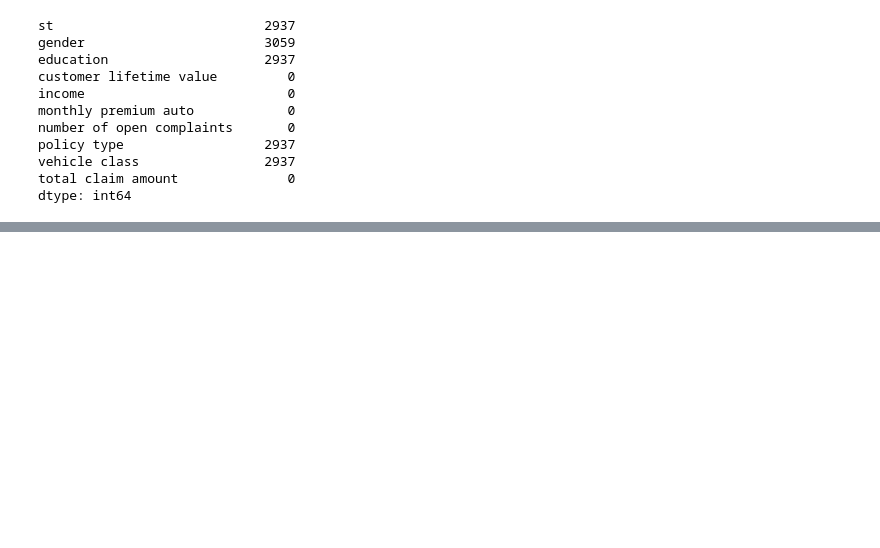
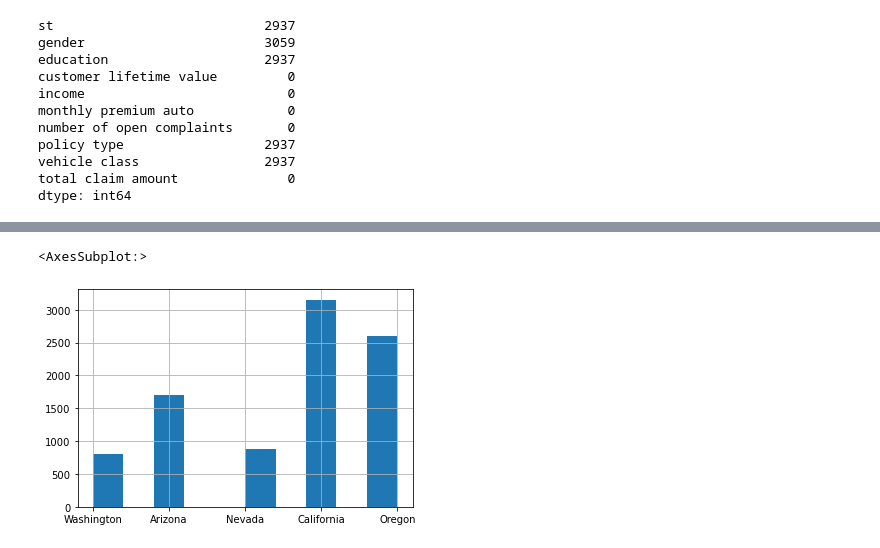
Before and after one commit to IngaEichhorn/IronInga, a Jupyter notebook: Customer_Analysis_Case_Study/Lab_Case_Study_AutoInsuranceCompany.ipynb, the cells around one changed output, grey strips where cells are left out. Saved outputs shown, nothing was run; the diff lists cells and outputs as text; code cells hidden in the pictures; blank space fills up the shorter version.

```diff
--- a/Customer_Analysis_Case_Study/Lab_Case_Study_AutoInsuranceCompany.ipynb
+++ b/Customer_Analysis_Case_Study/Lab_Case_Study_AutoInsuranceCompany.ipynb
@@ -302,0 +407,5 @@ dtype: int64
+# %%
+ai_df_.st.hist()
+# %% [output]
+<AxesSubplot:>
+[figure, added]
```
Also changed, not shown: parts of 44 cells of this notebook.
